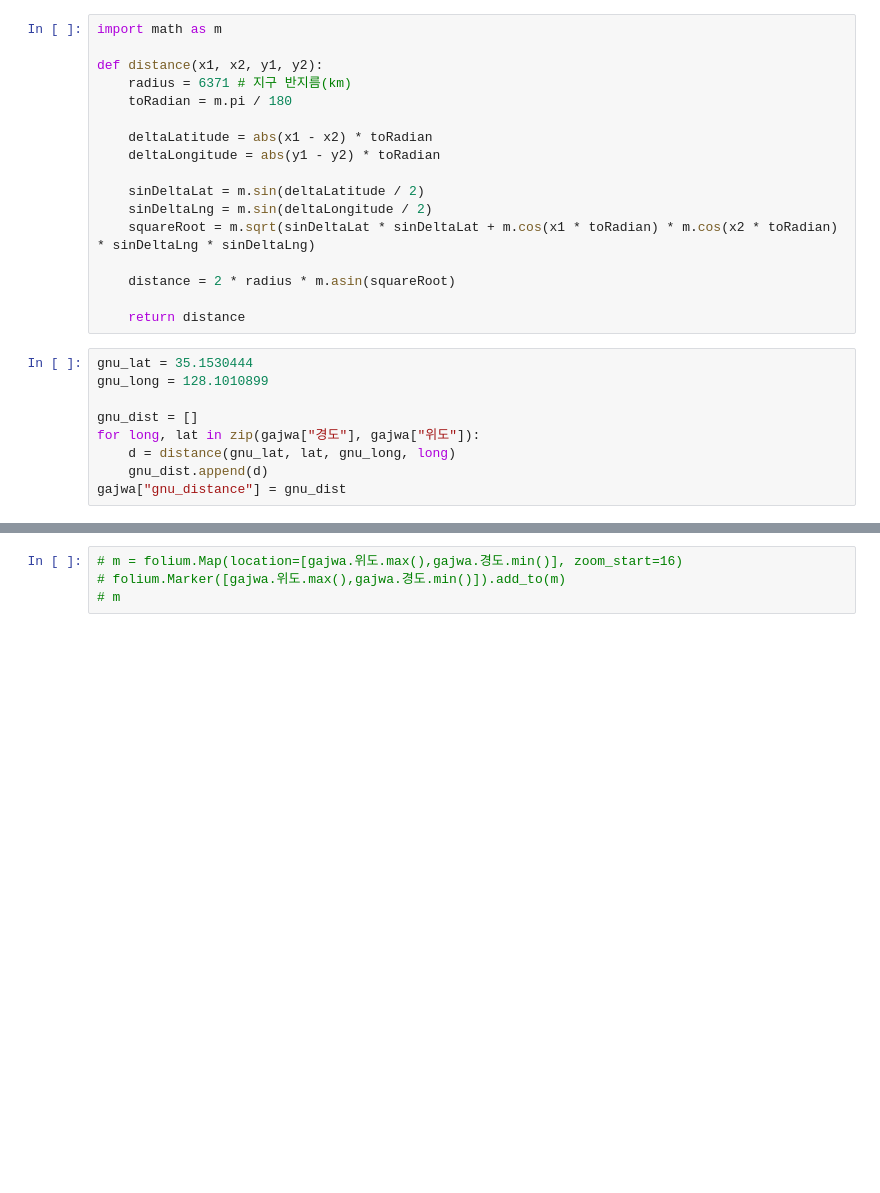
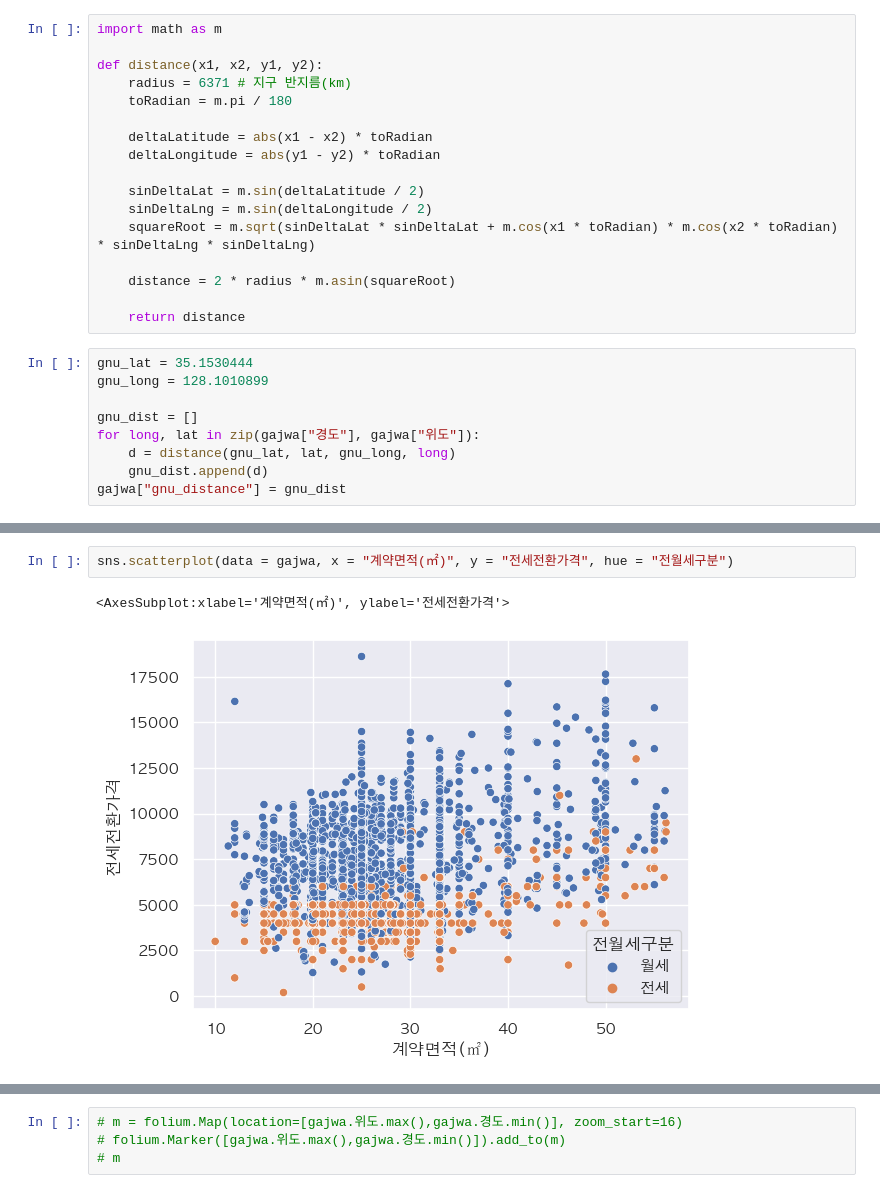
Before and after one commit to ChanceMKR/LH_home, a Jupyter notebook: ksc/lh_home.ipynb, the cells around one changed output, grey strips where cells are left out. Cells and saved outputs as stored; diff of their text form; blank space fills up the shorter version.

```diff
--- a/ksc/lh_home.ipynb
+++ b/ksc/lh_home.ipynb
@@ -234,0 +208,5 @@ gajwa
+# %%
+sns.scatterplot(data = gajwa, x = "계약면적(㎡)", y = "전세전환가격", hue = "전월세구분")
+# %% [output]
+<AxesSubplot:xlabel='계약면적(㎡)', ylabel='전세전환가격'>
+[figure, added]
```
Also changed, not shown: parts of 16 cells of this notebook, 5 other files.
